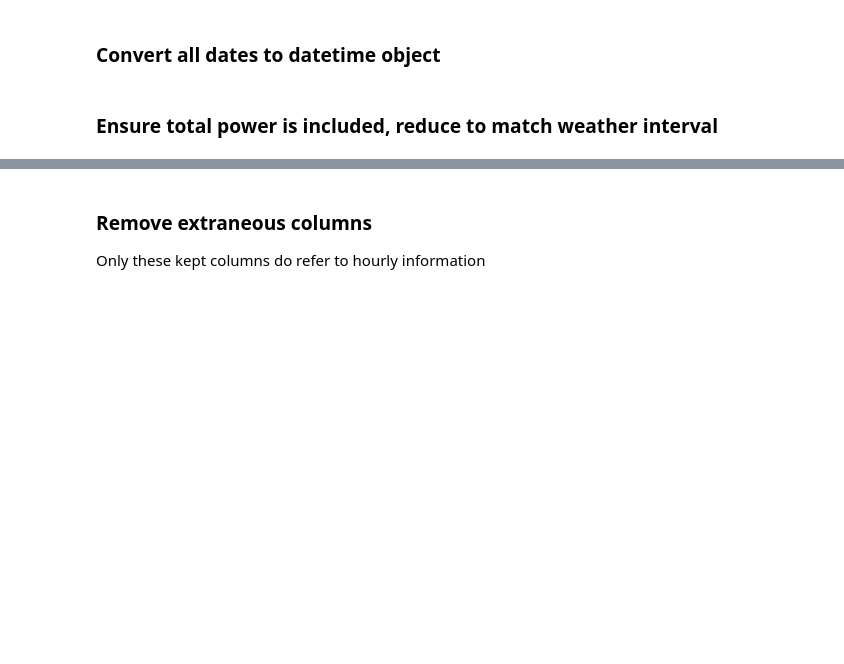
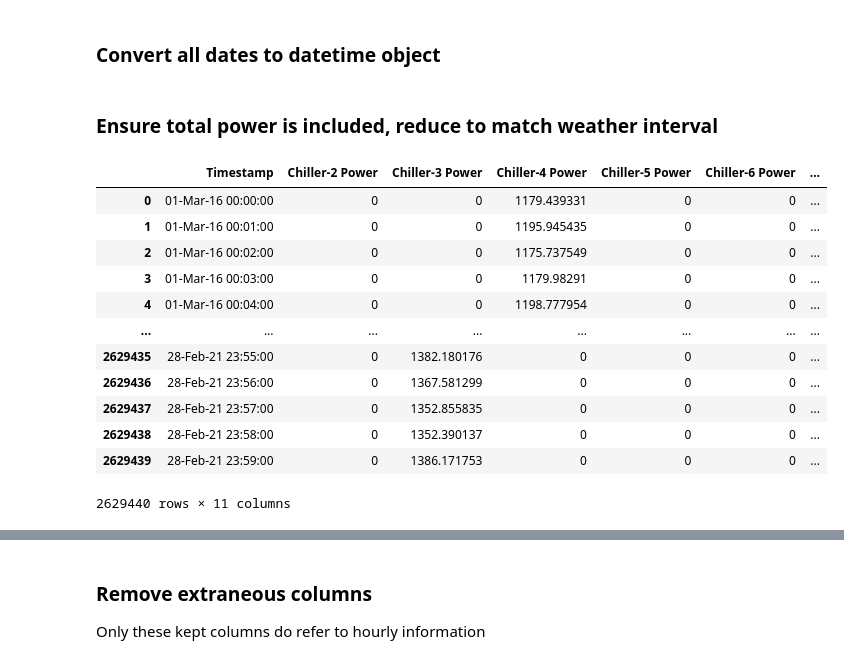
Before and after one commit to wadekb22/CHW_Forecasting, a Jupyter notebook: DataCleaning/merge_data.ipynb, the cells around one changed output, grey strips where cells are left out. Cells and saved outputs as stored; diff of their text form; code cells hidden in the pictures; blank space fills up the shorter version.

```diff
--- a/DataCleaning/merge_data.ipynb
+++ b/DataCleaning/merge_data.ipynb
@@ -3,0 +5,4 @@ import numpy as np
+# %%
+folder = "cleaned_power_5yr"
+print(listdir(folder))
+onlyfiles = [f"{folder}/{f}" for f in listdir(folder)]
@@ -4,6 +11,10 @@ import numpy as np
 # %%
-weather = pd.read_csv("weather.csv")
-power = pd.read_csv("cleaned_power.csv")
+weather = pd.read_csv("weather_5yr.csv")
+#power = pd.read_csv("cleaned_power.csv")
+yr_power = []
+for f in onlyfiles:
+    yr_power.append(pd.read_csv(f).dropna())
+power = pd.concat(yr_power, ignore_index=True)
 # %% [markdown]
 ### Convert all dates to datetime object
 # %%
@@ -17,3 +30,19 @@ date_mismatch = False
 if date_mismatch:
     cutoff = power.index[power['DATE'] == pd.Timestamp('3/1/2020 0:00')].tolist()
     power = power.iloc[:cutoff+1,:]
+# %%
+power
+# %% [output]
+|  | Timestamp | Chiller-2 Power | Chiller-3 Power | Chiller-4 Power | Chiller-5 Power | Chiller-6 Power | ... |
+| 0 | 01-Mar-16 00:00:00 | 0 | 0 | 1179.439331 | 0 | 0 | ... |
+| 1 | 01-Mar-16 00:01:00 | 0 | 0 | 1195.945435 | 0 | 0 | ... |
+| 2 | 01-Mar-16 00:02:00 | 0 | 0 | 1175.737549 | 0 | 0 | ... |
+| 3 | 01-Mar-16 00:03:00 | 0 | 0 | 1179.98291 | 0 | 0 | ... |
+| 4 | 01-Mar-16 00:04:00 | 0 | 0 | 1198.777954 | 0 | 0 | ... |
+| ... | ... | ... | ... | ... | ... | ... | ... |
+| 2629435 | 28-Feb-21 23:55:00 | 0 | 1382.180176 | 0 | 0 | 0 | ... |
+| 2629436 | 28-Feb-21 23:56:00 | 0 | 1367.581299 | 0 | 0 | 0 | ... |
+| 2629437 | 28-Feb-21 23:57:00 | 0 | 1352.855835 | 0 | 0 | 0 | ... |
+| 2629438 | 28-Feb-21 23:58:00 | 0 | 1352.390137 | 0 | 0 | 0 | ... |
+| 2629439 | 28-Feb-21 23:59:00 | 0 | 1386.171753 | 0 | 0 | 0 | ... |
+2629440 rows × 11 columns
```
Also changed, not shown: parts of 27 cells of this notebook, 1 other file.
